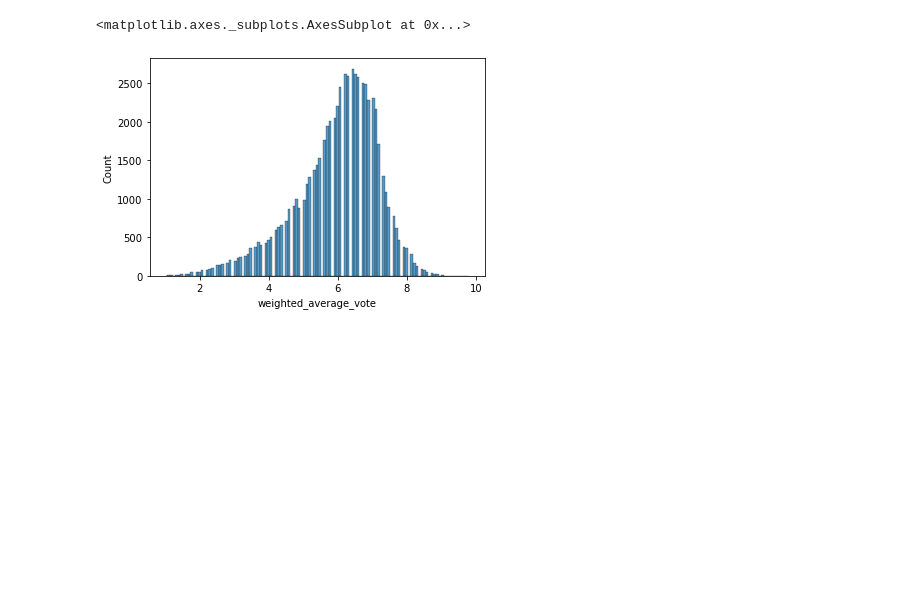
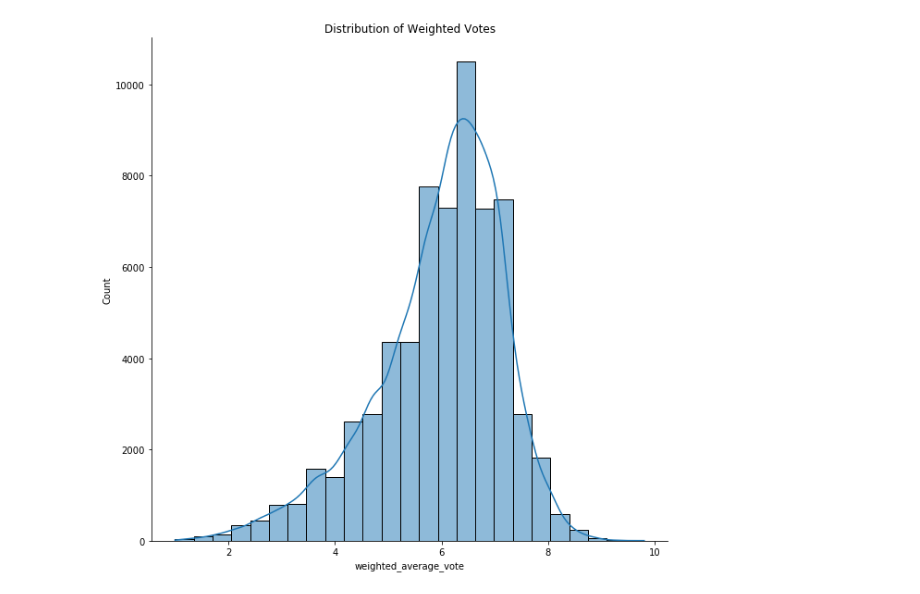
Before and after one commit to Saharae/Final-Project-Group2, a Jupyter notebook: sahara-ensley-individual-project/Code/plotting.ipynb, the cells around one changed output. Drawn from its saved outputs; the diff is of its cells as text; code cells hidden in the pictures; blank space fills up the shorter version.

```diff
--- a/sahara-ensley-individual-project/Code/plotting.ipynb
+++ b/sahara-ensley-individual-project/Code/plotting.ipynb
@@ -5,3 +5,5 @@ import pandas as pd
 import numpy as np
 
 import preprocessing_utils as putil
+# %%
+_, _, _, _, df = putil.preprocess()
@@ -28,5 +58,7 @@ sns.histplot(data = movies, x = 'duration')
 # %%
-sns.histplot(data = movies, x = 'weighted_average_vote')
+fig, ax = plt.subplots(nrows = 1, ncols = 1, figsize = (10,10))
+sns.histplot(data = df, x = 'weighted_average_vote', ax = ax, bins = 25, kde = True)
+ax.set_title('Distribution of Weighted Votes')
+sns.despine()
 # %% [output]
-<matplotlib.axes._subplots.AxesSubplot at 0x...>
-[figure, old version]
+[figure, new version]
```
Also changed, not shown: parts of 17 cells of this notebook, 2 other files.
